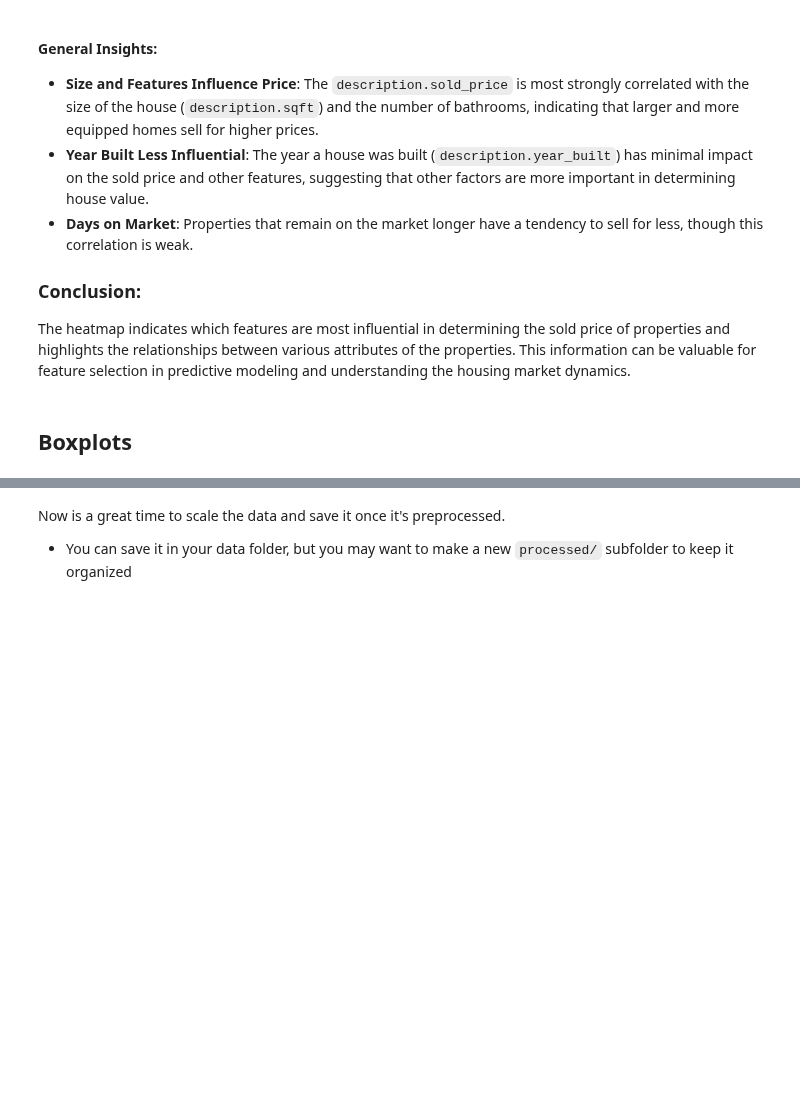
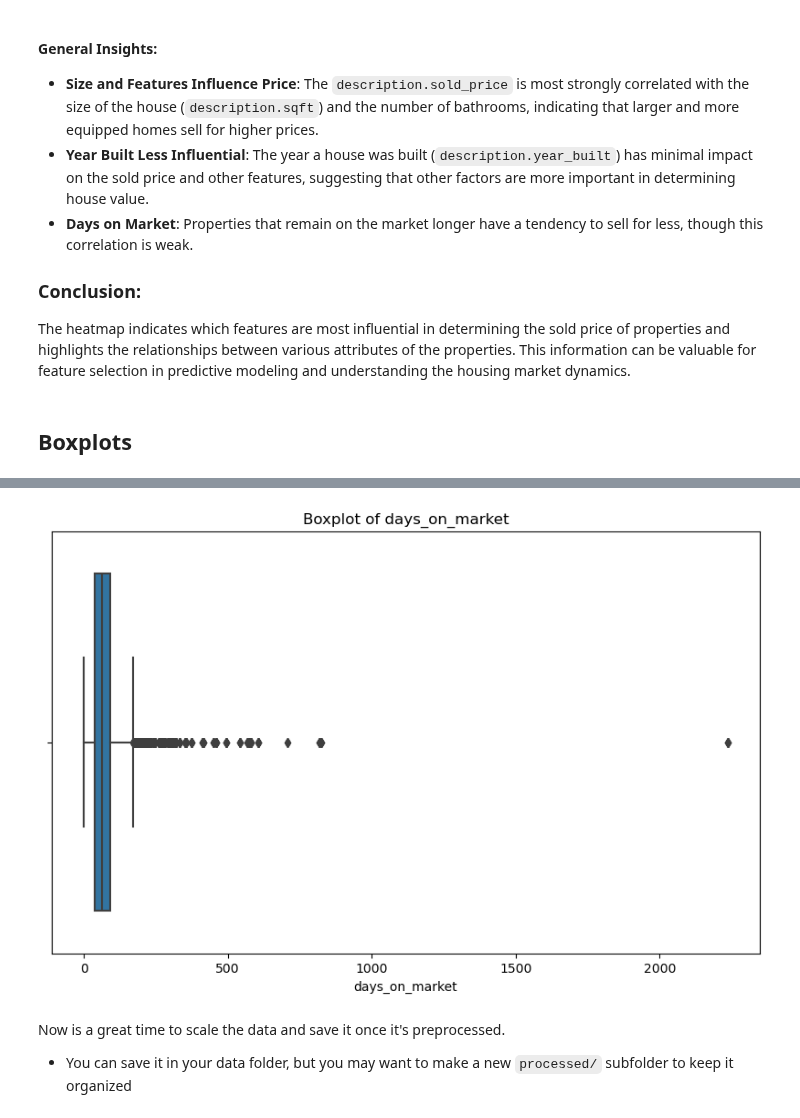
Before and after one commit to rdebullain/ML-supervised_real_estate_data, a Jupyter notebook: notebooks/1 - EDA.ipynb, the cells around one changed output, grey strips where cells are left out. Drawn from its saved outputs; the diff is of its cells as text; code cells hidden in the pictures; blank space fills up the shorter version.

```diff
--- a/notebooks/1 - EDA.ipynb
+++ b/notebooks/1 - EDA.ipynb
@@ -1001,3 +997,7 @@ plot_boxplots(df, columns_to_plot)
+# %%
+plot_boxplot(df, 'days_on_market')
+# %% [output]
+[figure, added]
 # %% [markdown]
 Now is a great time to scale the data and save it once it's preprocessed.
 - You can save it in your data folder, but you may want to make a new `processed/` subfolder to keep it organized
```
Also changed, not shown: parts of 4 cells of this notebook.
